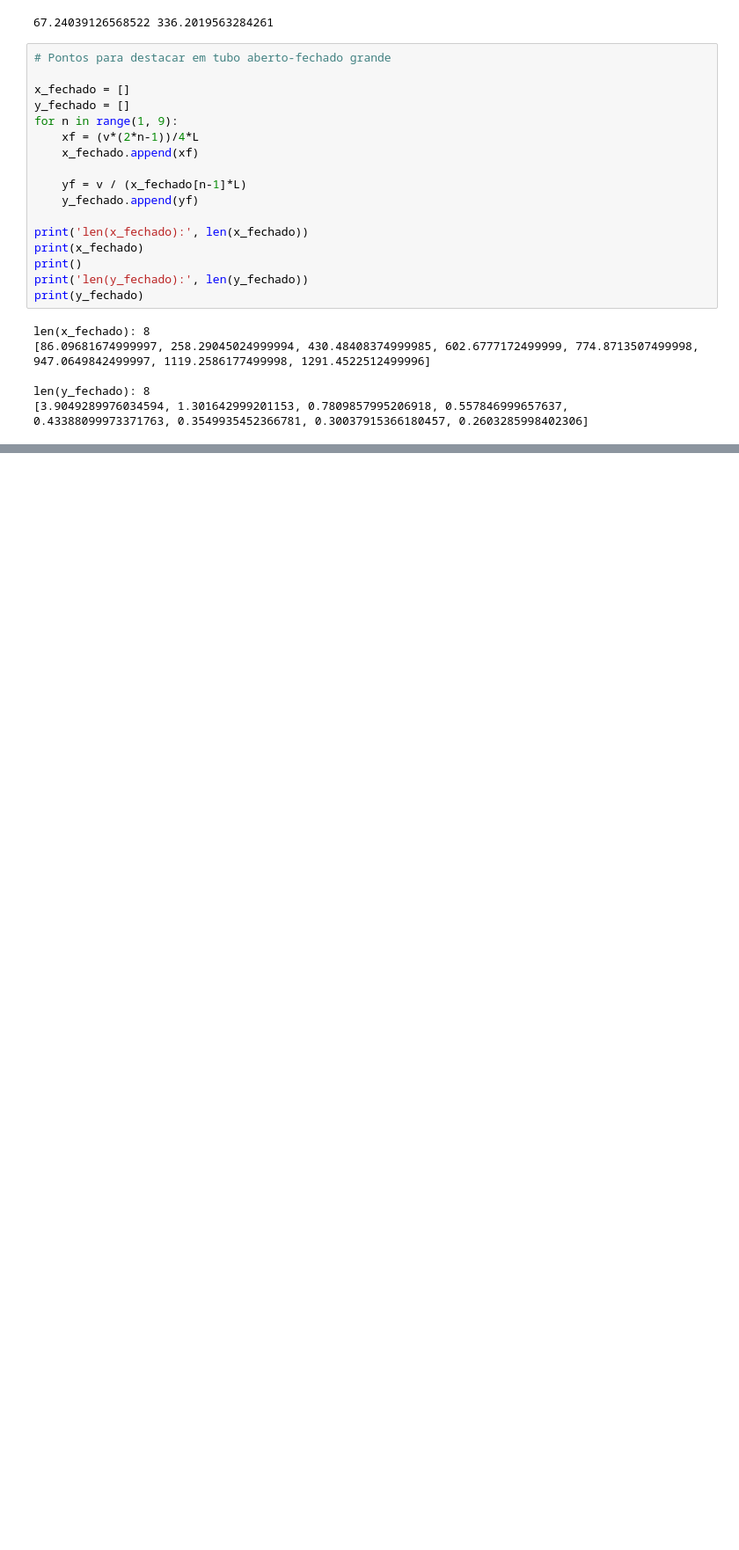
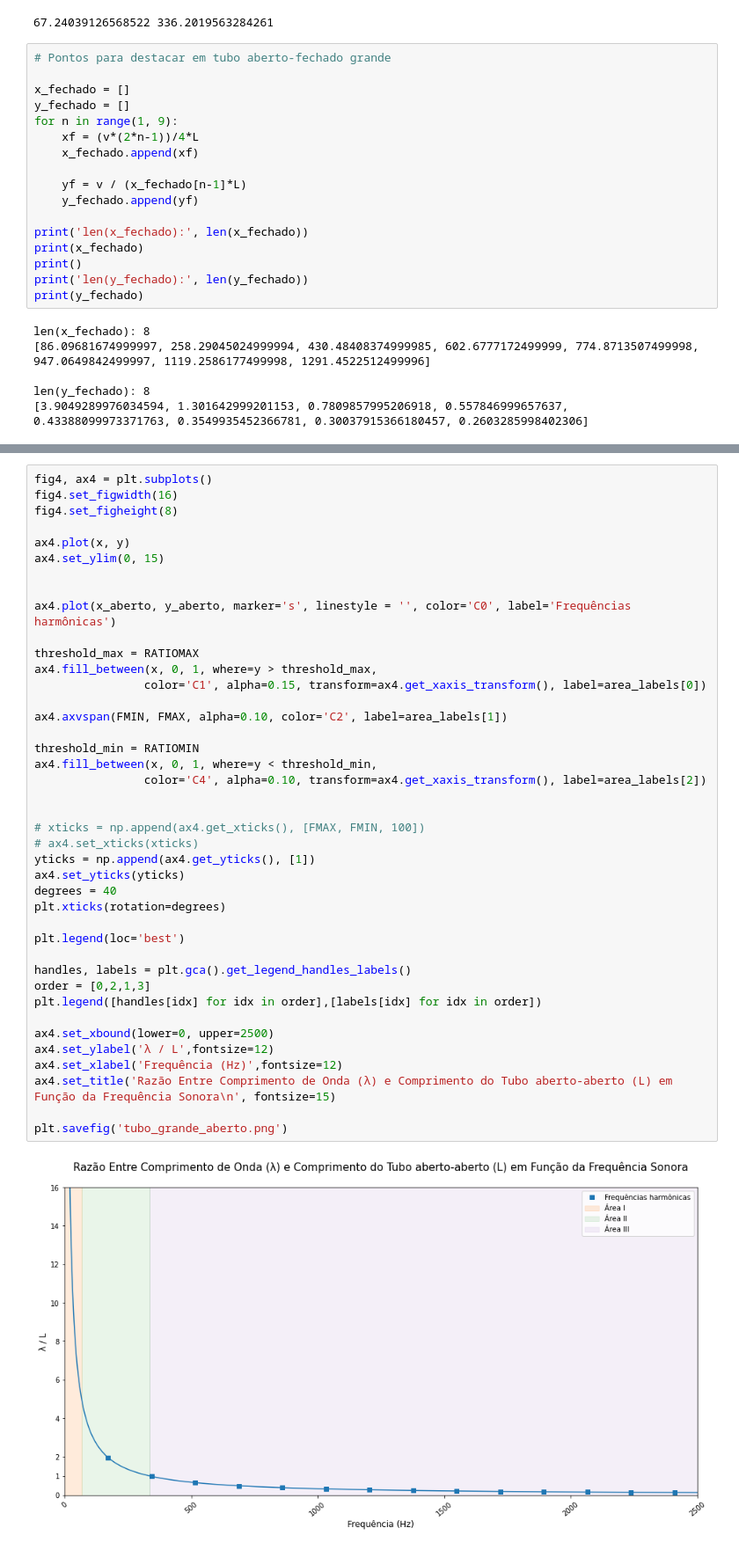
Before and after one commit to PeSader/unicamp, a Jupyter notebook: sem02/f229/exp3.ipynb, the cells around one changed output, grey strips where cells are left out. Shown at 88% size. Cells and saved outputs as stored; diff of their text form; blank space fills up the shorter version.

```diff
--- a/sem02/f229/exp3.ipynb
+++ b/sem02/f229/exp3.ipynb
@@ -330,0 +356,43 @@ Text(0.5, 1.0, 'Razão Entre Comprimento de Onda (λ) e Comprimento do Tubo aber
+# %%
+fig4, ax4 = plt.subplots()
+fig4.set_figwidth(16)
+fig4.set_figheight(8)
+
+ax4.plot(x, y)
+ax4.set_ylim(0, 15)
+
+
+ax4.plot(x_aberto, y_aberto, marker='s', linestyle = '', color='C0', label='Frequências harmônicas')
+
+threshold_max = RATIOMAX
+ax4.fill_between(x, 0, 1, where=y > threshold_max,
+                color='C1', alpha=0.15, transform=ax4.get_xaxis_transform(), label=area_labels[0])
+
+ax4.axvspan(FMIN, FMAX, alpha=0.10, color='C2', label=area_labels[1])
+
+threshold_min = RATIOMIN
+ax4.fill_between(x, 0, 1, where=y < threshold_min,
+                color='C4', alpha=0.10, transform=ax4.get_xaxis_transform(), label=area_labels[2])
+
+
+# xticks = np.append(ax4.get_xticks(), [FMAX, FMIN, 100])
+# ax4.set_xticks(xticks)
+yticks = np.append(ax4.get_yticks(), [1])
+ax4.set_yticks(yticks)
+degrees = 40
+plt.xticks(rotation=degrees)
+
+plt.legend(loc='best')
+
+handles, labels = plt.gca().get_legend_handles_labels()
+order = [0,2,1,3]
+plt.legend([handles[idx] for idx in order],[labels[idx] for idx in order])
+
+ax4.set_xbound(lower=0, upper=2500)
+ax4.set_ylabel('λ / L',fontsize=12)
+ax4.set_xlabel('Frequência (Hz)',fontsize=12)
+ax4.set_title('Razão Entre Comprimento de Onda (λ) e Comprimento do Tubo aberto-aberto (L) em Função da Frequência Sonora\n', fontsize=15)
+
+plt.savefig('tubo_grande_aberto.png')
+# %% [output]
+[figure, added]
```
Also changed, not shown: parts of 8 cells of this notebook, 2 other files.
